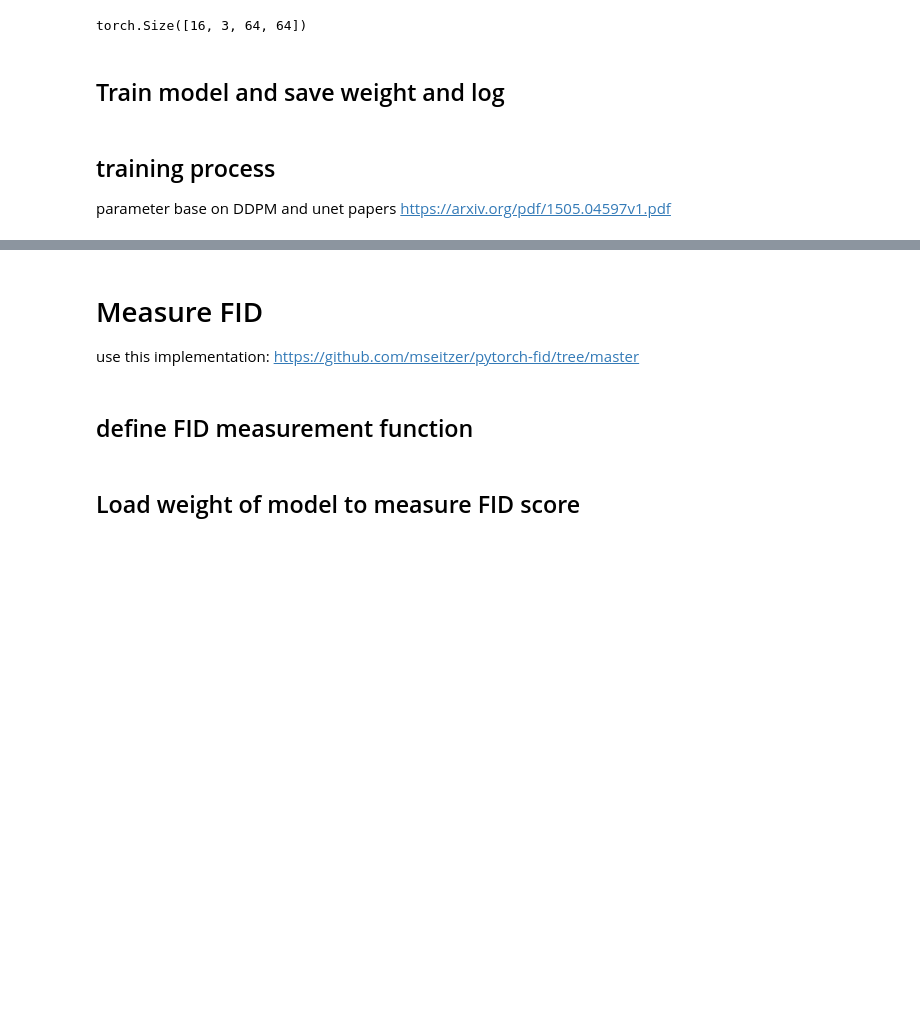
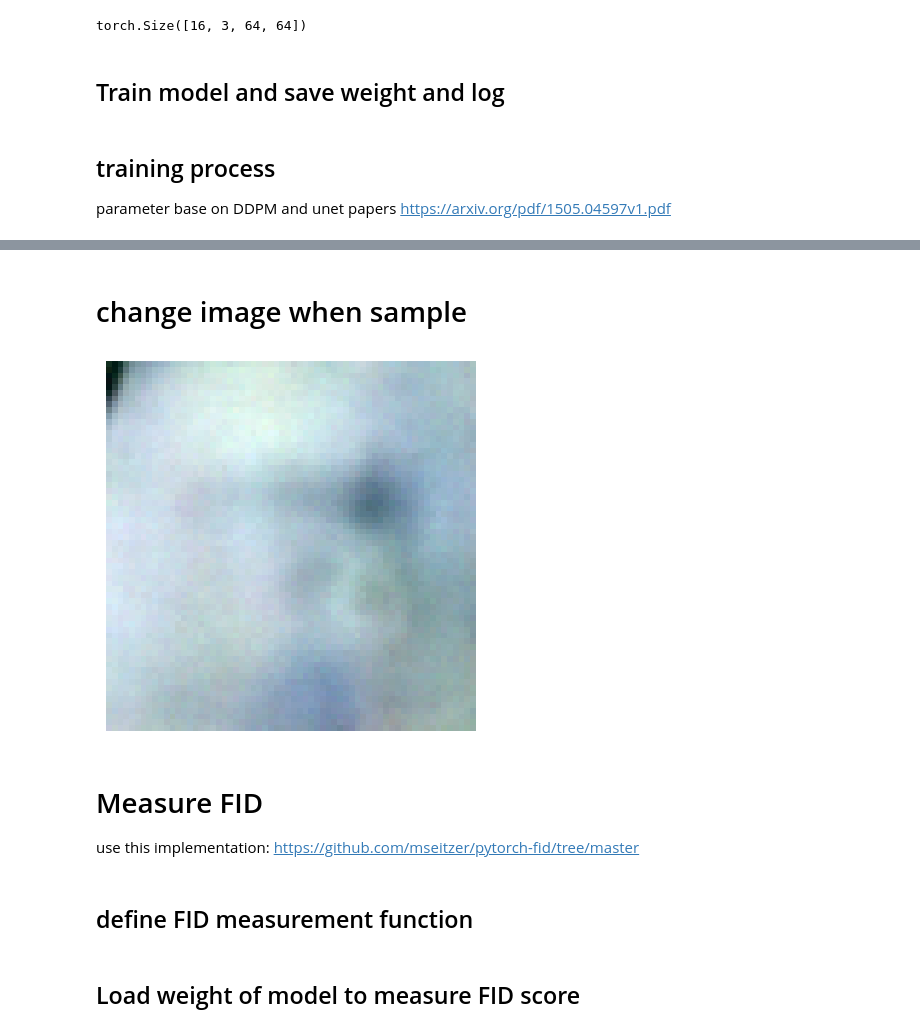
Before and after one commit to NIZE0000/MyResearch, a Jupyter notebook: DDPM.ipynb, the cells around one changed output, grey strips where cells are left out. Cells and saved outputs as stored; diff of their text form; code cells hidden in the pictures; blank space fills up the shorter version.

Commit message:
add ddpm module

```diff
--- a/DDPM.ipynb
+++ b/DDPM.ipynb
@@ -101,6 +103,7 @@ parameter base on DDPM and unet papers https://arxiv.org/pdf/1505.04597v1.pdf
 # %%
 import time
 from modules.ddpm import Diffusion, UNet
+
 import torch.optim as optim
 import torch.nn as nn
 import torchvision
@@ -125,6 +128,7 @@ for epoch in range(NUM_EPOCHS):
     start_time = time.time()
 
     model.train()
+
     for batch_idx, images in enumerate(data_loader):
         images = images.to(device)
         t = diffusion.sample_timesteps(images.shape[0]).to(device)
@@ -141,8 +145,8 @@ for epoch in range(NUM_EPOCHS):
 
         # add log at first
         if epoch == 0 and batch_idx == 0:
-            writer.add_scalar("MSE", lossMean, global_step=epoch+1)
-            writer.add_scalar("traing time", time_use, epoch_index)
+            writer.add_scalar("Loss/MSE", lossMean, global_step=epoch)
+            writer.add_scalar("traing time", time_use, epoch)
 
     end_time = time.time()
     epoch_time = end_time - start_time
@@ -160,14 +164,16 @@ for epoch in range(NUM_EPOCHS):
     )
 
     # tensorboard
-    writer.add_scalar("MSE", lossMean, global_step=epoch+1)
+    writer.add_scalar("Loss/MSE", lossMean, global_step=epoch+1)
     writer.add_scalar("traing time", time_use, epoch_index)
 
-    torch.save(model.state_dict(), os.path.join("weights", {DATASET_NAME}, "DDPM", f"{epoch_index}.pt"))
+    weight_path = os.path.join("weights", f'{DATASET_NAME}', "DDPM")
+    os.makedirs(weight_path, exist_ok=True)
+    torch.save(model.state_dict(), os.path.join("weights", f'{DATASET_NAME}', "DDPM", f"{epoch_index}.pt"))
 
     model.eval()
     with torch.no_grad():
         x = diffusion.sample(model, n=32).type(dtype=torch.float32)
         img_grid = torchvision.utils.make_grid(x[:32], normalize=True)
-        writer.add_image("All/Generate Images", img_grid, global_step=epoch_index)
+        writer.add_image("All/Gen", img_grid, global_step=epoch_index)
 # %% [output]
@@ -187,3 +193,40 @@ Epoch [12/100] Batch 984/984 Using Time: 264.1223            Loss: 0.0019
+# %% [markdown]
+# change image when sample
+# %%
+x = diffusion.sample(model, n=32).type(dtype=torch.float32)
+img_grid = torchvision.utils.make_grid(x[:32], normalize=True)
+# %%
+import matplotlib.pyplot as plt
+from modules.ddpm import Diffusion, UNet
+import torchvision
+
+diffusion = Diffusion(img_size=IMG_SIZE, device=device)
+model = UNet().to(device=device)
+
+for i in range(1):
+
+    index = 100
+
+    model.load_state_dict(torch.load(f'weights/lfw/DDPM/{index}.pt'))
+    x = diffusion.sample(model, n=1).type(dtype=torch.float32)
+    img_grid = torchvision.utils.make_grid(x[:32], normalize=True)
+
+    # Convert the image tensor to a numpy array
+    np_img = img_grid.cpu().numpy().transpose((1, 2, 0))
+
+    # Create a figure and axis
+    fig, ax = plt.subplots()
+
+    # Display the image grid
+    ax.imshow(np_img)
+
+    # Remove ticks and labels
+    ax.axis('off')
+
+    # Show the plot
+    plt.show()
+# %% [output]
+[figure, added]
 # %% [markdown]
 # Measure FID
 
```
Also changed, not shown: parts of 7 cells of this notebook, 5 other files.
